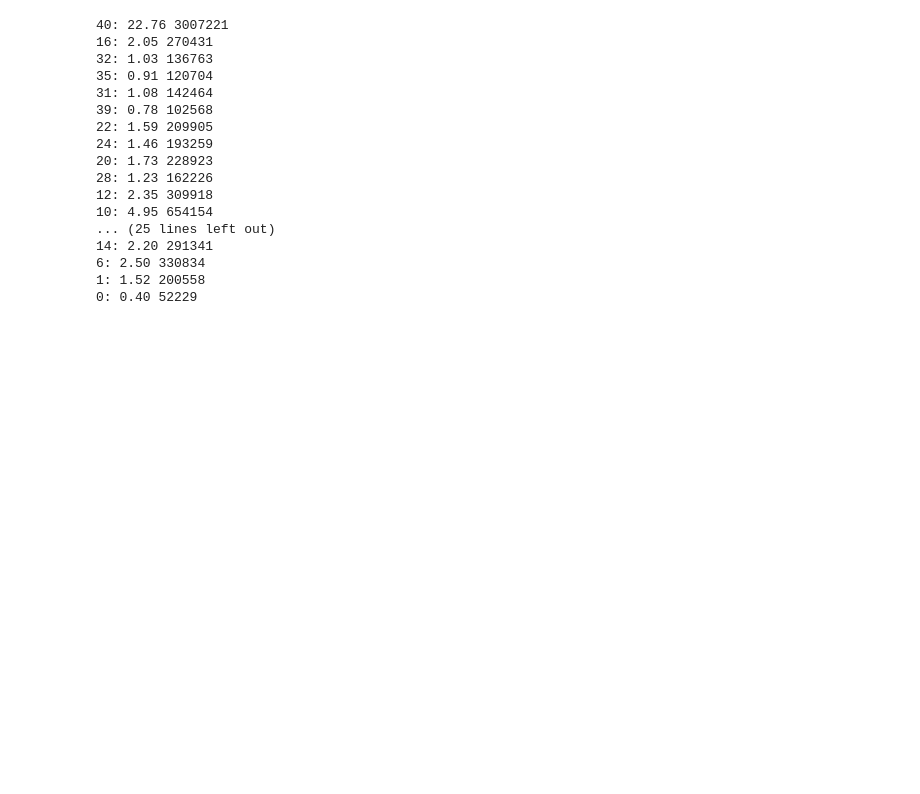
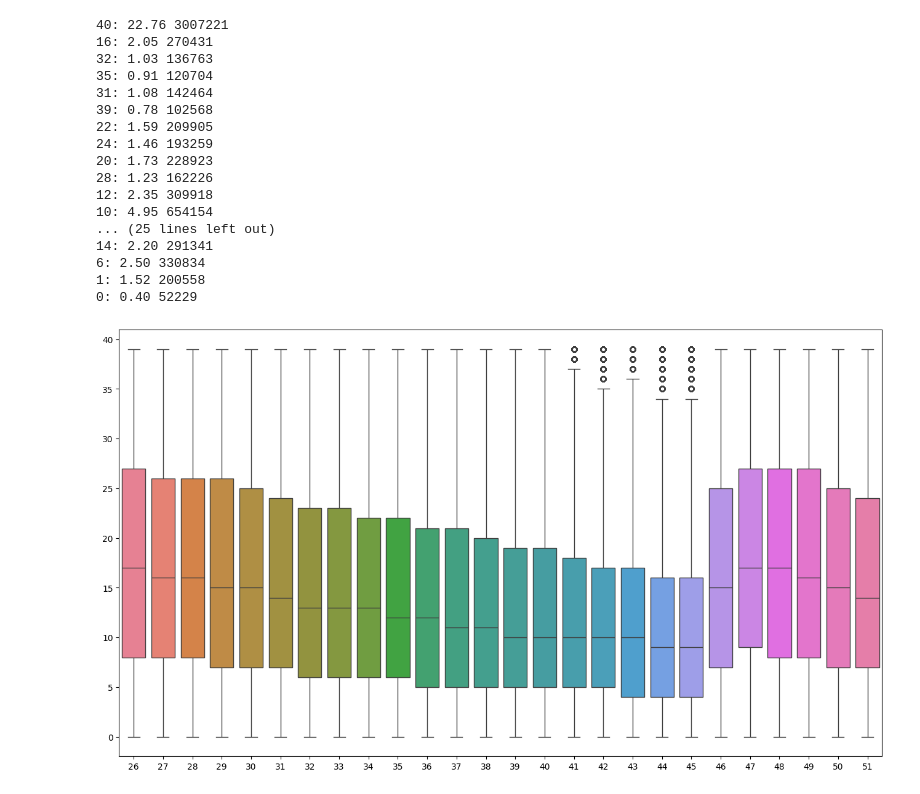
Before and after one commit to Biotechnologyguy/BioPython-learning, a Jupyter notebook: 01_quality_reads_fastq.ipynb, the cells around one changed output. Drawn from its saved outputs; the diff is of its cells as text; code cells hidden in the pictures; blank space fills up the shorter version.

Commit message:
Plotted box Plot for Quality of reads

```diff
--- a/01_quality_reads_fastq.ipynb
+++ b/01_quality_reads_fastq.ipynb
@@ -191,3 +191,26 @@ for qual, cnt in cnt_qual.items():
 6: 2.50 330834
 1: 1.52 200558
 0: 0.40 52229
+# %%
+recs = SeqIO.parse(gzip.open('SRR003265.filt.fastq.gz', 'rt', encoding='utf-8'), 'fastq')
+qual_pos = defaultdict(list)
+
+for rec in recs:
+    for i, qual in enumerate(rec.letter_annotations['phred_quality']):
+        if i< 25 or qual == 40:
+            continue
+        pos = i + 1
+        qual_pos[pos].append(qual)
+
+vps = []
+poses = list(qual_pos.keys())
+poses.sort
+for pos in poses:
+    vps.append(qual_pos[pos])
+
+fig, ax = plt.subplots(figsize=(16, 9))
+sns.boxplot(data=vps, ax=ax)
+ax.set_xticklabels([str(x) for x in range(26, max(qual_pos.keys()) + 1)])
+pass
+# %% [output]
+[figure, added]
```
